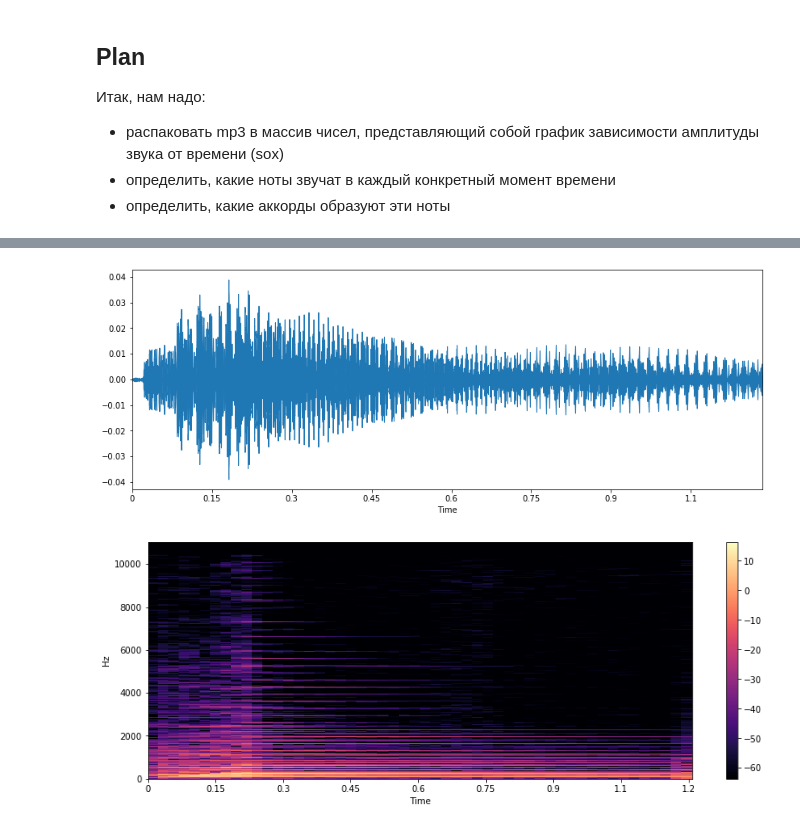
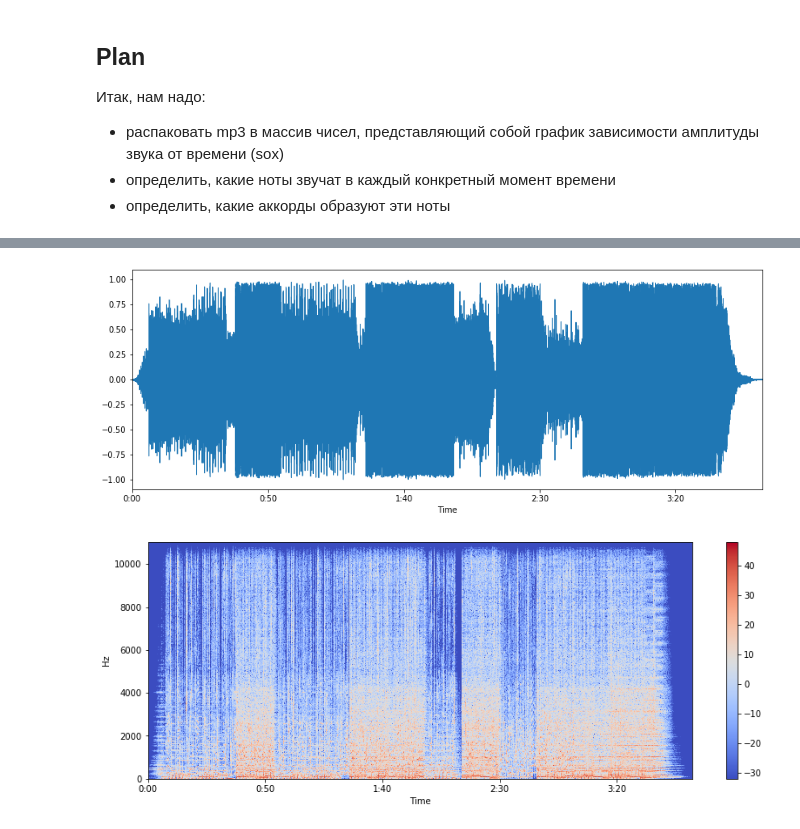
Before and after one commit to Abvbobko/chords_recognition, a Jupyter notebook: chords_recognition.ipynb, the cells around one changed output, grey strips where cells are left out. Drawn from its saved outputs; the diff is of its cells as text; code cells hidden in the pictures.

```diff
--- a/chords_recognition.ipynb
+++ b/chords_recognition.ipynb
@@ -18,10 +31,11 @@ import librosa.display
 # %%
-def get_spec_from_wav(file_path):
+def get_spec_from_wav(file_path, with_graphics=False):
     """
     Func gets spectogram from wav-file.
 
     Input:
         file_path - path to file with sound.
+        with_graphics - paint graphics of wav and sperctogram.
 
     Return:
         Xdb - decibels.
@@ -30,15 +44,17 @@ def get_spec_from_wav(file_path):
 
     """
 
-    plt.figure(figsize=(14, 5))
-    x, sr = librosa.load(CHORD_PATH_FOR_TEST)
-    librosa.display.waveplot(x, sr=sr)
+    x, sr = librosa.load(file_path)
+    if with_graphics:
+        plt.figure(figsize=(14, 5))
+        librosa.display.waveplot(x, sr=sr)
 
     X = librosa.stft(x) # Short-time Fourier transform
     Xdb = librosa.amplitude_to_db(abs(X))
 
-    plt.figure(figsize=(14, 5))
-    librosa.display.specshow(Xdb, sr=sr, x_axis='time', y_axis='hz')
-    plt.colorbar()
+    if with_graphics:
+        plt.figure(figsize=(14, 5))
+        librosa.display.specshow(Xdb, sr=sr, x_axis='time', y_axis='hz')
+        plt.colorbar()
 
     return Xdb, sr
@@ -45,5 +106,5 @@ def get_spec_from_wav(file_path):
 # %%
-Xdb, sr = get_spec_from_wav(CHORD_PATH_FOR_TEST)
+Xdb, sr = get_spec_from_wav(TMP_SONG)
 # %% [output]
-[figure, old version]
+[figure, new version]
-[figure, old version]
+[figure, new version]
```
Also changed, not shown: parts of 7 cells of this notebook.
